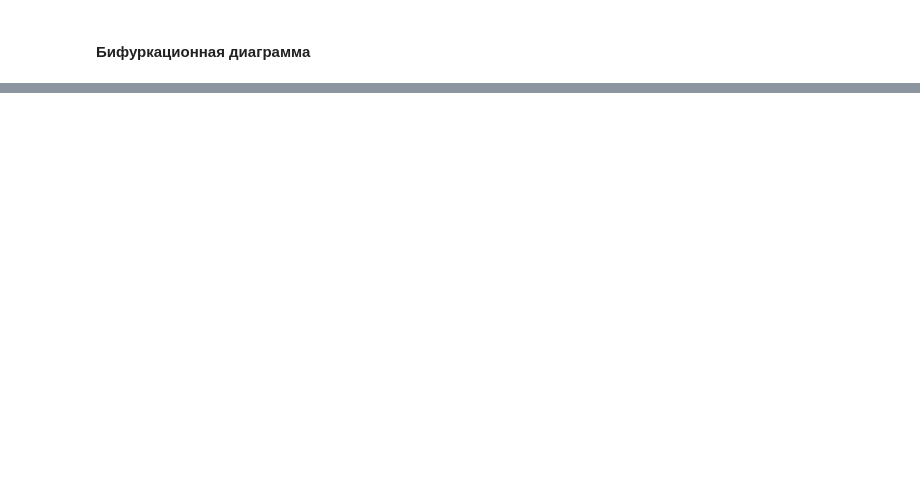
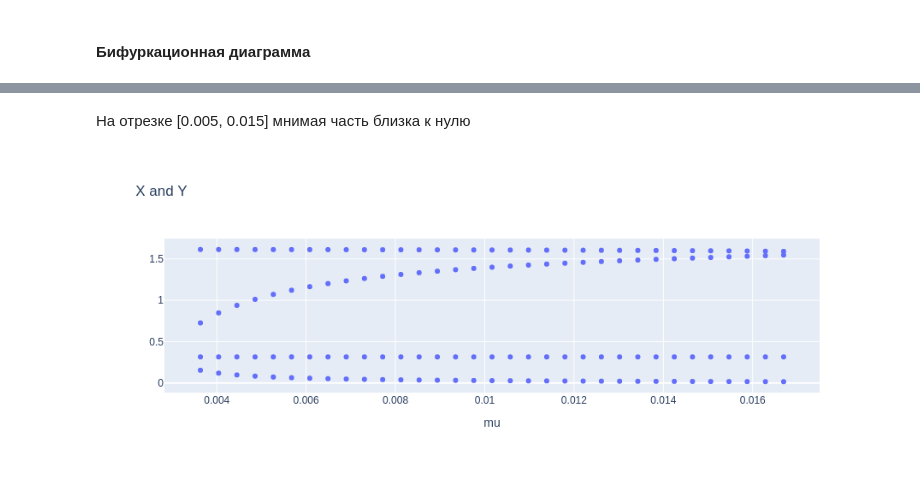
Before and after one commit to SergeyPishchulov/thesis, a Jupyter notebook: Thesis_paper.ipynb, the cells around one changed output, grey strips where cells are left out. Cells and saved outputs as stored; diff of their text form; code cells hidden in the pictures; blank space fills up the shorter version.

```diff
--- a/Thesis_paper.ipynb
+++ b/Thesis_paper.ipynb
@@ -168,0 +125,22 @@ NameError: name 'px' is not defined
+# %% [markdown]
+На отрезке [0.005, 0.015] мнимая часть близка к нулю
+# %%
+mu_min = 0.0036
+mu_max = 0.017
+xs=[]
+ys=[]
+mus_bif = []
+for cur_mu, sols in list(solutions_by_mu.items()):
+    for x,y in sols:
+        if mu_min<cur_mu<mu_max:
+            mus_bif.append(cur_mu)
+            xs.append(float(x.as_real_imag()[0]))
+            ys.append(float(x.as_real_imag()[0]))
+
+fig = go.Figure()
+fig.add_trace(go.Scatter(x=mus_bif, y=ys, mode='markers', name = "x_im_parts"))
+# fig.add_trace(go.Scatter(x=mus_for_im, y=y_im_parts, mode='markers', name = "y_im_parts"))
+fig.update_layout(title="X and Y")
+fig.update_layout(xaxis={"title": "mu"})
+# %% [output]
+[figure, added]
```
Also changed, not shown: parts of 28 cells of this notebook.
